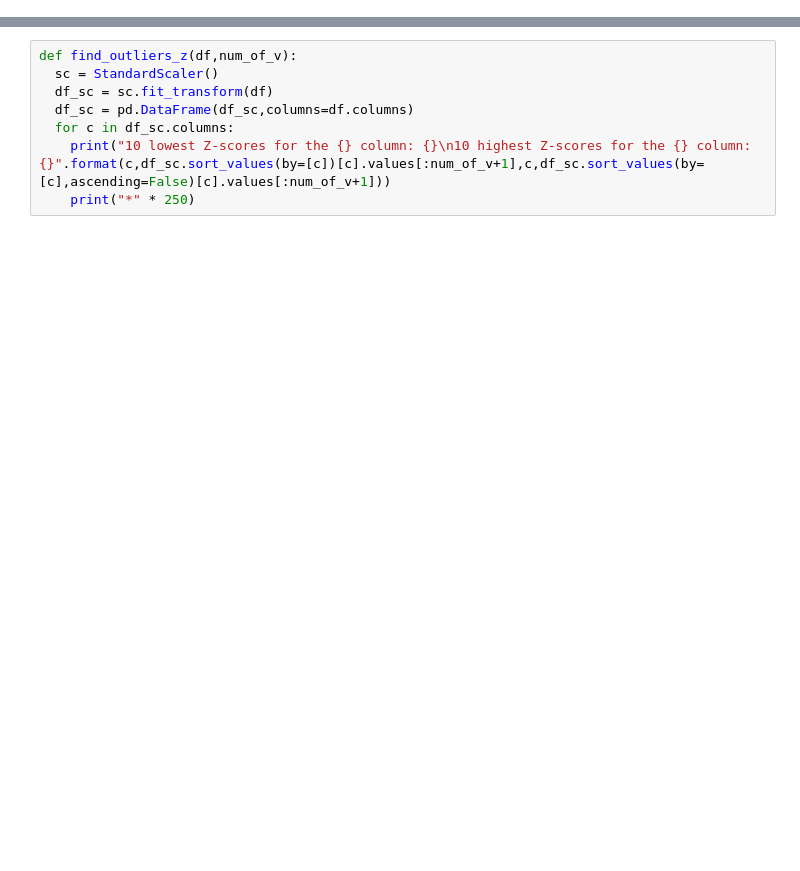
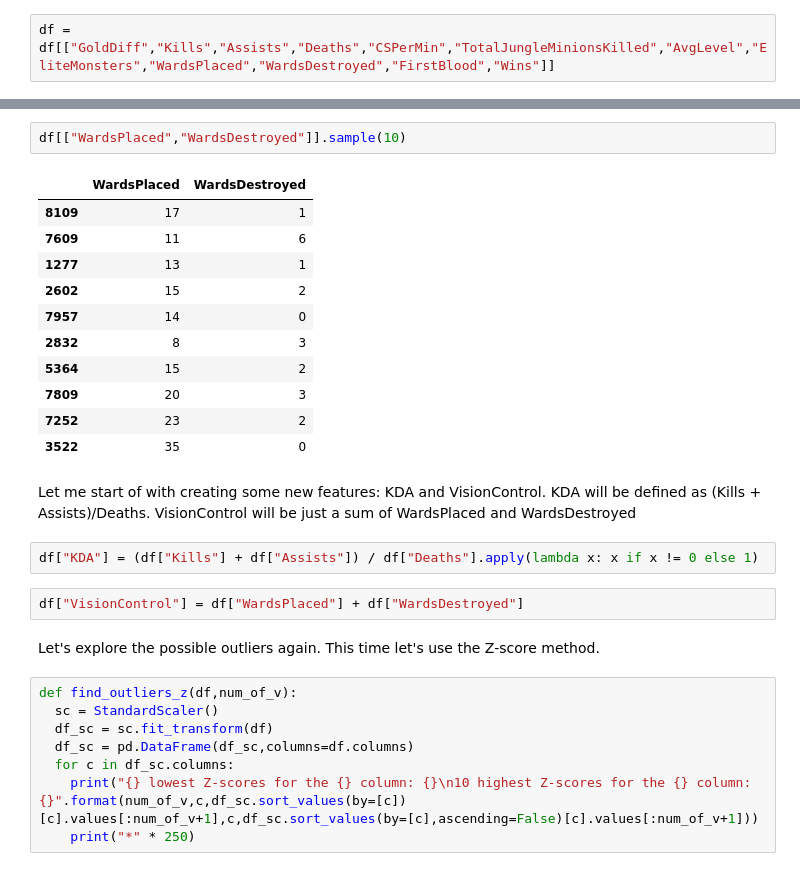
Before and after one commit to M-Borsuk/LeagueOfLegendsWinPrediction, a Jupyter notebook: LolWinPrediction.ipynb, the cells around one changed output, grey strips where cells are left out. Cells and saved outputs as stored; diff of their text form; blank space fills up the shorter version.

```diff
--- a/LolWinPrediction.ipynb
+++ b/LolWinPrediction.ipynb
@@ -480,6 +495,8 @@ TotalMinionsKilled    0.450497
 CSPerMin              0.450497
 FirstBlood            0.378511
 Name: GoldDiff, dtype: float64
+# %%
+df = df[["GoldDiff","Kills","Assists","Deaths","CSPerMin","TotalJungleMinionsKilled","AvgLevel","EliteMonsters","WardsPlaced","WardsDestroyed","FirstBlood","Wins"]]
 # %% [markdown]
 Let's now see some scatter plots, but we will also relate it to our target variable, which may encover some patterns.
 # %%
@@ -599,8 +641,30 @@ Okay So it looks like we might have some work to do. Earlier on as we looked on
+# %%
+df[["WardsPlaced","WardsDestroyed"]].sample(10)
+# %% [output]
+|  | WardsPlaced | WardsDestroyed |
+| 8109 | 17 | 1 |
+| 7609 | 11 | 6 |
+| 1277 | 13 | 1 |
+| 2602 | 15 | 2 |
+| 7957 | 14 | 0 |
+| 2832 | 8 | 3 |
+| 5364 | 15 | 2 |
+| 7809 | 20 | 3 |
+| 7252 | 23 | 2 |
+| 3522 | 35 | 0 |
+# %% [markdown]
+Let me start of with creating some new features: KDA and VisionControl. KDA will be defined as (Kills + Assists)/Deaths. VisionControl will be just a sum of WardsPlaced and WardsDestroyed
+# %%
+df["KDA"] = (df["Kills"] + df["Assists"]) / df["Deaths"].apply(lambda x: x if x != 0 else 1)
+# %%
+df["VisionControl"] = df["WardsPlaced"] + df["WardsDestroyed"]
+# %% [markdown]
+Let's explore the possible outliers again. This time let's use the Z-score method.
 # %%
 def find_outliers_z(df,num_of_v):
   sc = StandardScaler()
   df_sc = sc.fit_transform(df)
   df_sc = pd.DataFrame(df_sc,columns=df.columns)
   for c in df_sc.columns:
-    print("10 lowest Z-scores for the {} column: {}\n10 highest Z-scores for the {} column: {}".format(c,df_sc.sort_values(by=[c])[c].values[:num_of_v+1],c,df_sc.sort_values(by=[c],ascending=False)[c].values[:num_of_v+1]))
+    print("{} lowest Z-scores for the {} column: {}\n10 highest Z-scores for the {} column: {}".format(num_of_v,c,df_sc.sort_values(by=[c])[c].values[:num_of_v+1],c,df_sc.sort_values(by=[c],ascending=False)[c].values[:num_of_v+1]))
     print("*" * 250)
```
Also changed, not shown: parts of 37 cells of this notebook.
